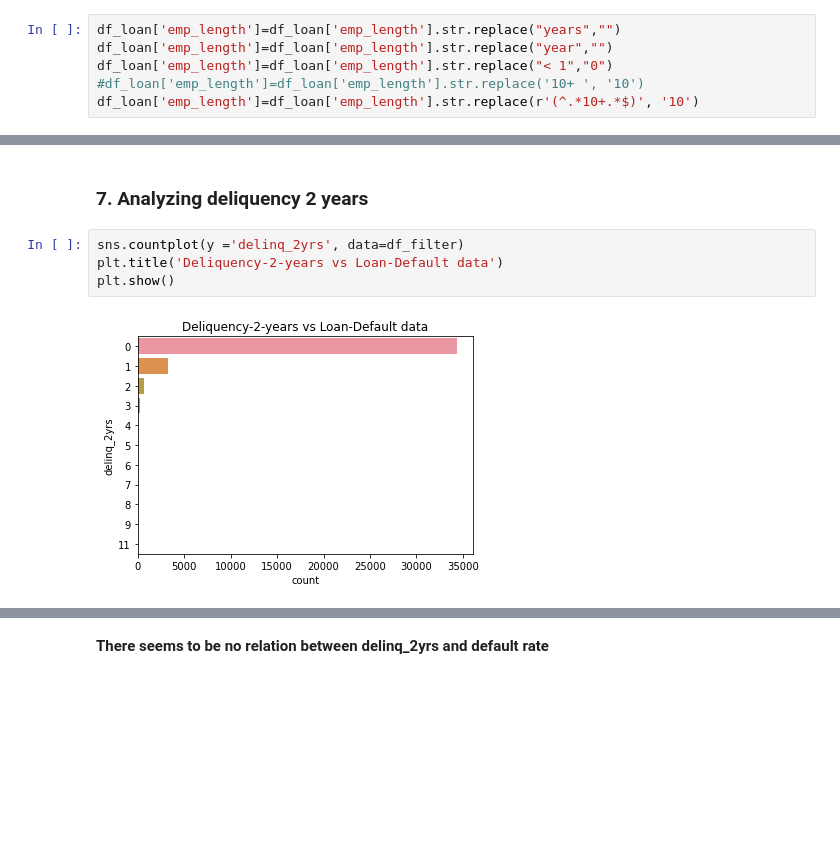
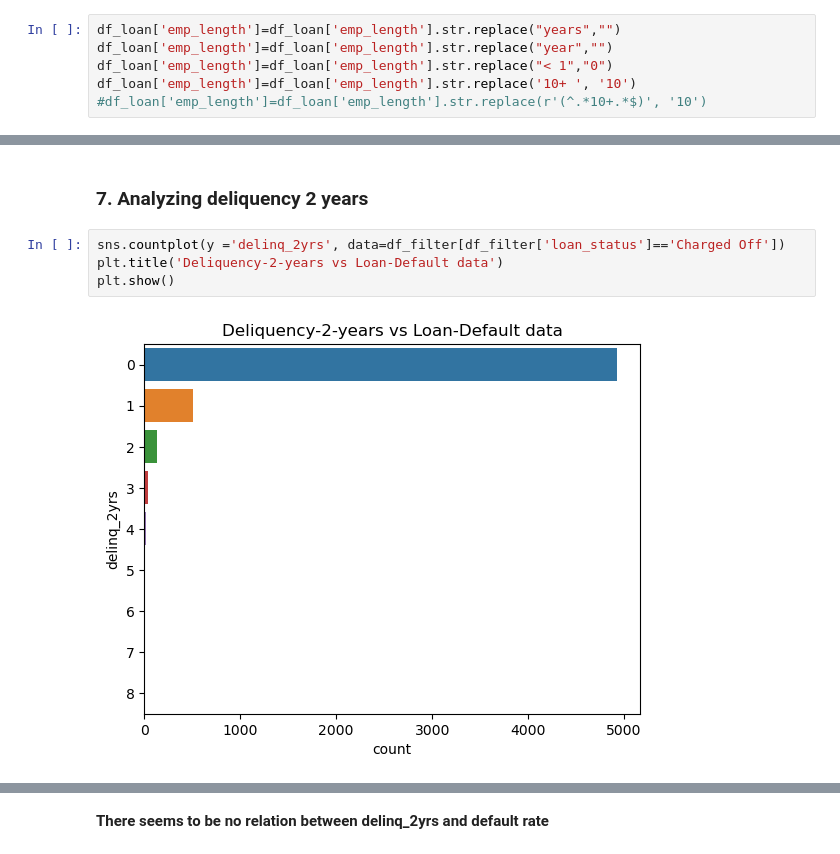
Before and after one commit to tushar091/LendingClubCaseStudy, a Jupyter notebook: Group_Shambhavi_Tushar.ipynb, the cells around one changed output, grey strips where cells are left out. Saved outputs shown, nothing was run; the diff lists cells and outputs as text; blank space fills up the shorter version.

```diff
--- a/Group_Shambhavi_Tushar.ipynb
+++ b/Group_Shambhavi_Tushar.ipynb
@@ -118,8 +118,8 @@ df_loan.drop(['mths_since_last_delinq','mths_since_last_record'],axis=1,inplace=
 df_loan['emp_length']=df_loan['emp_length'].str.replace("years","")
 df_loan['emp_length']=df_loan['emp_length'].str.replace("year","")
 df_loan['emp_length']=df_loan['emp_length'].str.replace("< 1","0")
-#df_loan['emp_length']=df_loan['emp_length'].str.replace('10+ ', '10')
-df_loan['emp_length']=df_loan['emp_length'].str.replace(r'(^.*10+.*$)', '10')
+df_loan['emp_length']=df_loan['emp_length'].str.replace('10+ ', '10')
+#df_loan['emp_length']=df_loan['emp_length'].str.replace(r'(^.*10+.*$)', '10')
 # %%
 df_loan['emp_length'].fillna(df_loan['emp_length'].median(),inplace=True)
 # %%
@@ -353,11 +353,11 @@ plt.show()
 # %% [markdown]
 ### 7. Analyzing deliquency 2 years
 # %%
-sns.countplot(y ='delinq_2yrs', data=df_filter)
+sns.countplot(y ='delinq_2yrs', data=df_filter[df_filter['loan_status']=='Charged Off'])
 plt.title('Deliquency-2-years vs Loan-Default data')
 plt.show()
 # %% [output]
-[figure, old version]
+[figure, new version]
 # %%
 sns.countplot(x ='delinq_2yrs', data=df_filter[df_filter.loan_status == 'Fully Paid'])
 plt.title('Deliquency-2-years vs Fully-Paid data')
```
Also changed, not shown: parts of 44 cells of this notebook, 1 other file.
